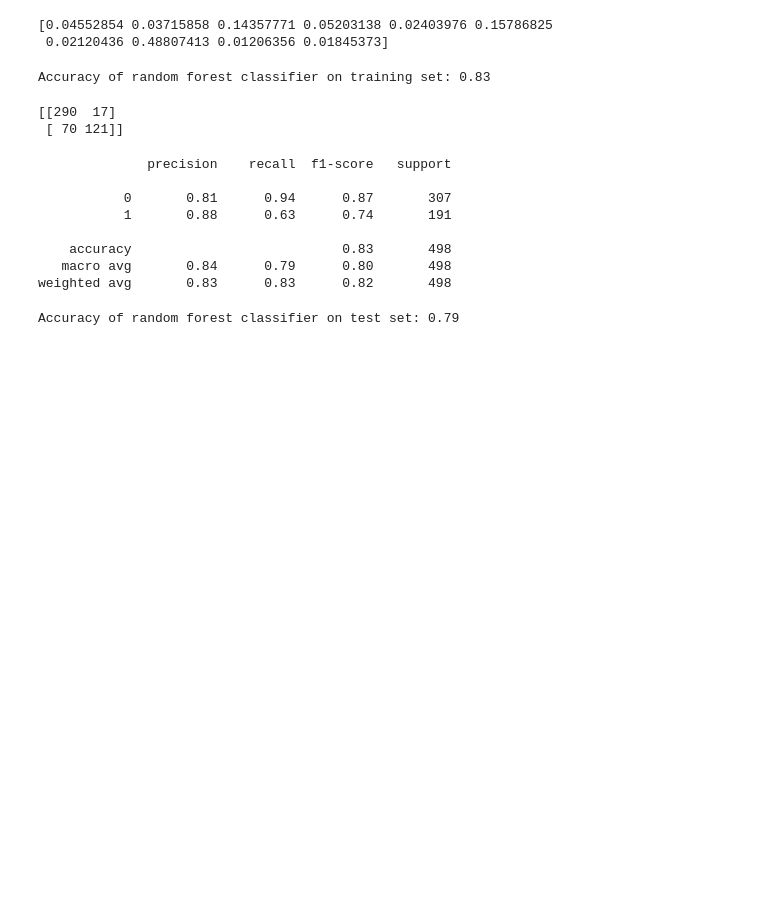
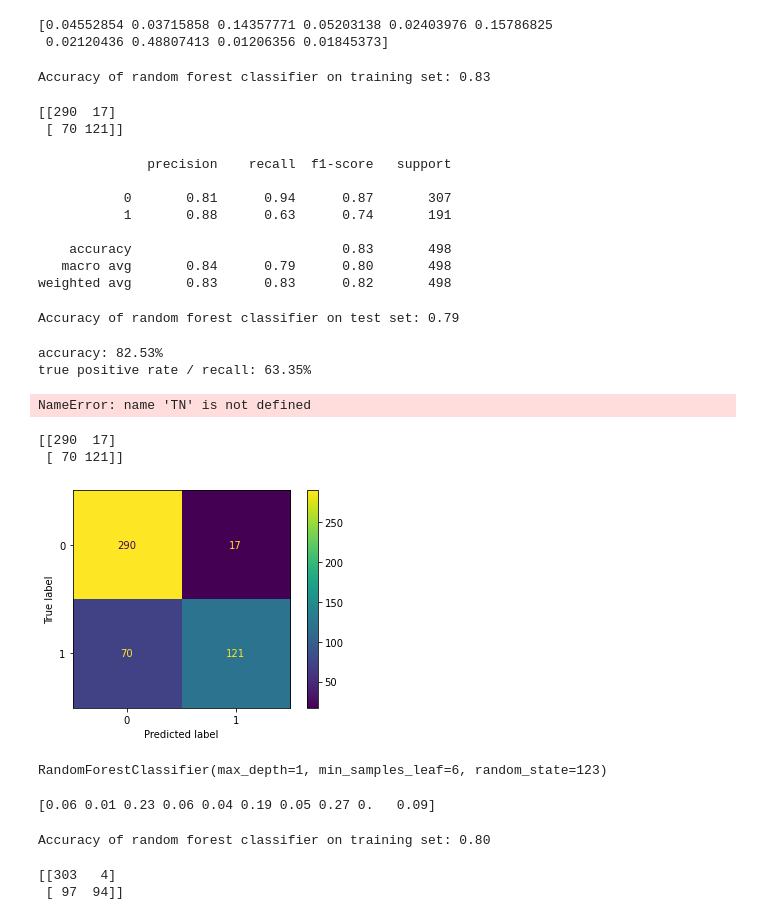
Before and after one commit to Laz-Lopez/classification-exercises, a Jupyter notebook: model.ipynb, the cells around one changed output. Drawn from its saved outputs; the diff is of its cells as text; code cells hidden in the pictures; blank space fills up the shorter version.

```diff
--- a/model.ipynb
+++ b/model.ipynb
@@ -552,3 +566,28 @@ print('Accuracy of random forest classifier on test set: {:.2f}'
      .format(rf.score(X_validate, y_validate)))
 # %% [output]
 Accuracy of random forest classifier on test set: 0.79
+# %%
+print(f'accuracy: {met.accuracy_score(train.survived, rf.predict(X_train)):.2%}')
+print(f'true positive rate / recall: {met.recall_score(train.survived, rf.predict(X_train)):.2%}')
+print(f'true negative rate / Specificity: {(TN)/(FP+TN):.2%}')
+print(f'false potivie rate / Percision: {met.precision_score(train.survived, rf.predict(X_train)):.2%}')
+print(f'false negative rate: {(TN)/(TN+FN):.2%}')
+print(f'f1-score: {met.f1_score(train.survived, rf.predict(X_train)):.2%}')
+print(f'support: {rf.predict(X_train).sum()}')
+# %% [output]
+accuracy: 82.53%
+true positive rate / recall: 63.35%
+NameError: name 'TN' is not defined
+# %%
+cm = confusion_matrix(y_train, y_pred)
+print(cm)
+# %% [output]
+[[290  17]
+ [ 70 121]]
+# %%
+disp = ConfusionMatrixDisplay(confusion_matrix=cm, display_labels=rf.classes_)
+
+disp.plot()
+plt.show()
+# %% [output]
+[figure, added]
@@ -554,0 +602,20 @@ Accuracy of random forest classifier on test set: 0.79
+# %%
+rf2.fit(X_train, y_train)
+# %% [output]
+RandomForestClassifier(max_depth=1, min_samples_leaf=6, random_state=123)
+# %%
+print(rf2.feature_importances_)
+# %% [output]
+[0.06 0.01 0.23 0.06 0.04 0.19 0.05 0.27 0.   0.09]
+# %%
+y_pred = rf2.predict(X_train)
+y_pred_proba = rf2.predict_proba(X_train)
+print('Accuracy of random forest classifier on training set: {:.2f}'
+     .format(rf2.score(X_train, y_train)))
+# %% [output]
+Accuracy of random forest classifier on training set: 0.80
+# %%
+print(confusion_matrix(y_train, y_pred))
+# %% [output]
+[[303   4]
+ [ 97  94]]
```
Also changed, not shown: parts of 27 cells of this notebook.
